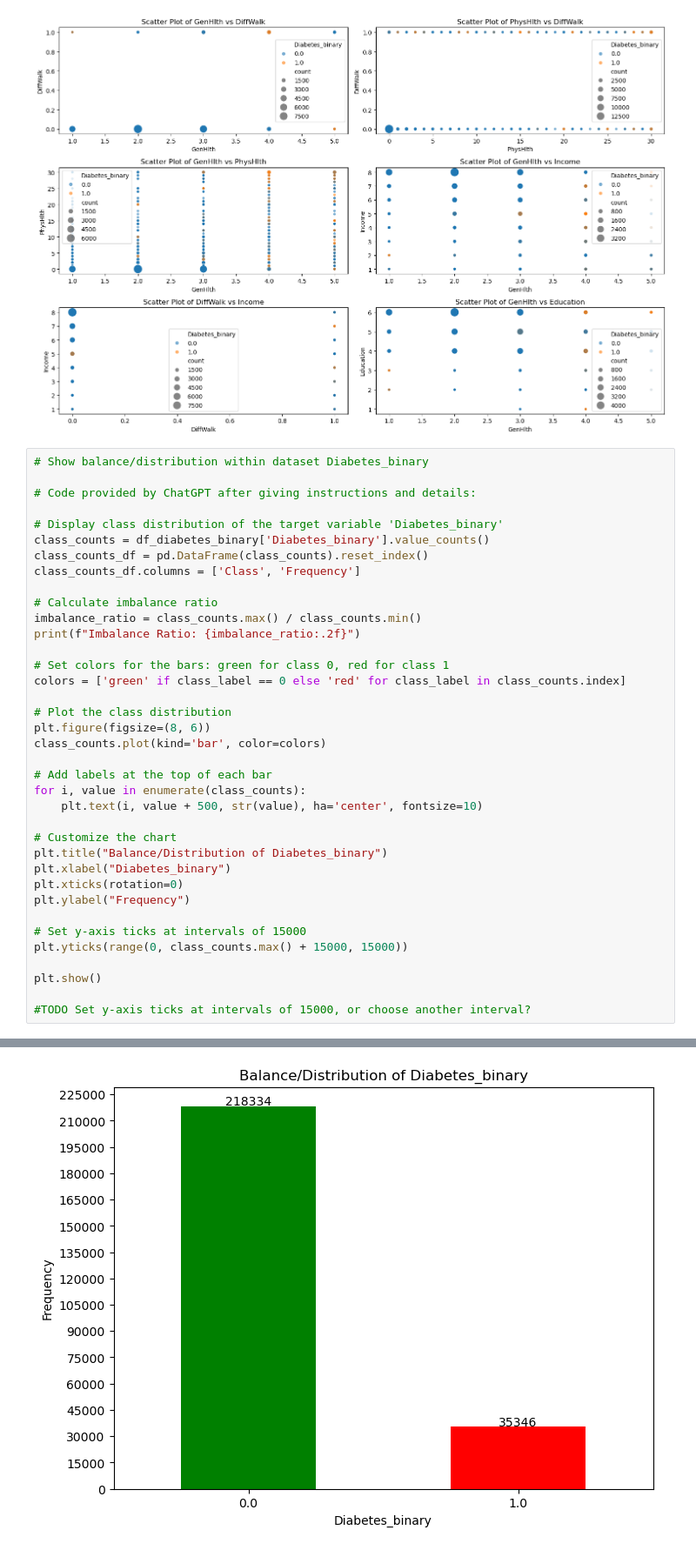
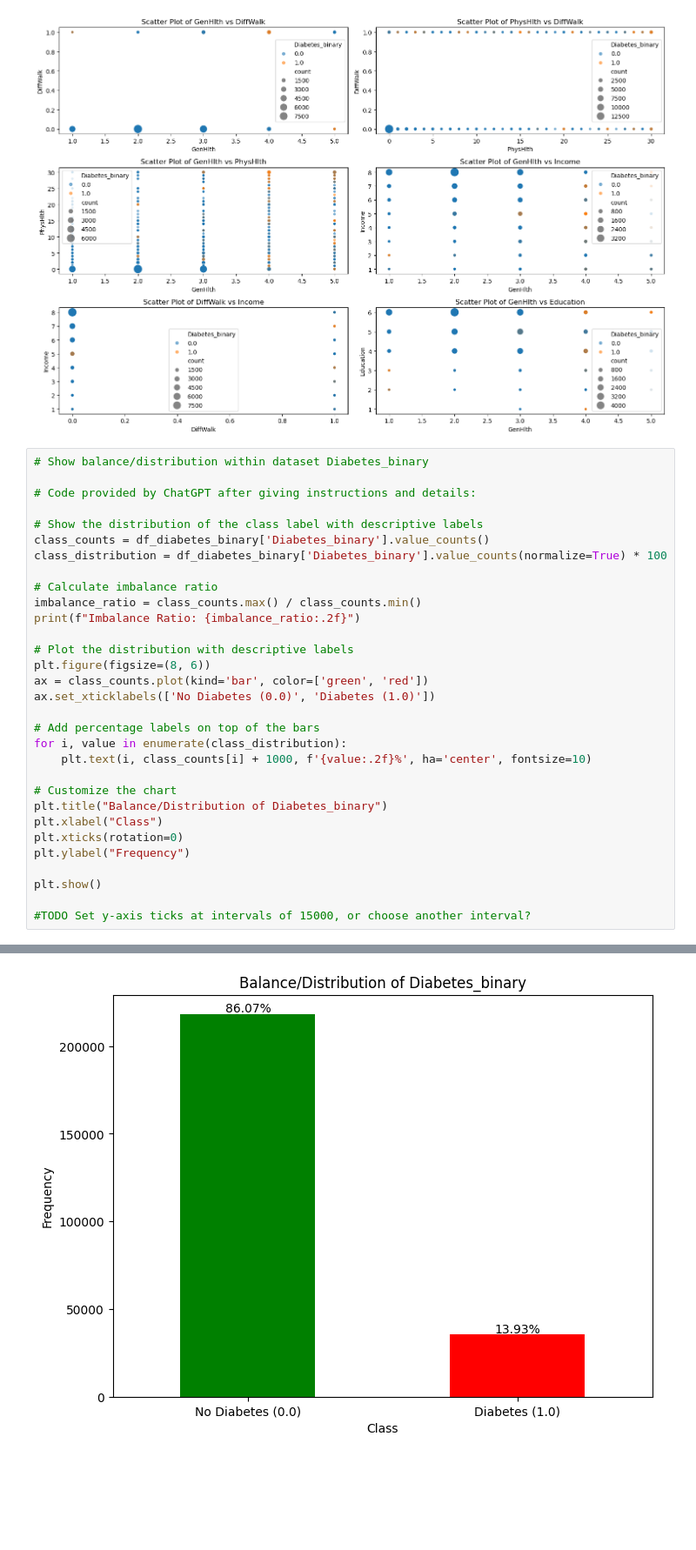
Before and after one commit to benediktpri/ie500_data_mining_project, a Jupyter notebook: notebooks/data_exploration.ipynb, the cells around one changed output, grey strips where cells are left out. Shown at 87% size. Saved outputs shown, nothing was run; the diff lists cells and outputs as text; blank space fills up the shorter version.

Commit message:
changed Balance/Distribution of Diabetes_binary

```diff
--- a/notebooks/data_exploration.ipynb
+++ b/notebooks/data_exploration.ipynb
@@ -305,43 +305,37 @@ plt.show()
 # %%
 # Show balance/distribution within dataset Diabetes_binary
 
 # Code provided by ChatGPT after giving instructions and details:
 
-# Display class distribution of the target variable 'Diabetes_binary'
+# Show the distribution of the class label with descriptive labels
 class_counts = df_diabetes_binary['Diabetes_binary'].value_counts()
-class_counts_df = pd.DataFrame(class_counts).reset_index()
-class_counts_df.columns = ['Class', 'Frequency']
+class_distribution = df_diabetes_binary['Diabetes_binary'].value_counts(normalize=True) * 100
 
 # Calculate imbalance ratio
 imbalance_ratio = class_counts.max() / class_counts.min()
 print(f"Imbalance Ratio: {imbalance_ratio:.2f}")
 
-# Set colors for the bars: green for class 0, red for class 1
-colors = ['green' if class_label == 0 else 'red' for class_label in class_counts.index]
+# Plot the distribution with descriptive labels
+plt.figure(figsize=(8, 6))
+ax = class_counts.plot(kind='bar', color=['green', 'red'])
+ax.set_xticklabels(['No Diabetes (0.0)', 'Diabetes (1.0)'])
 
-# Plot the class distribution
-plt.figure(figsize=(8, 6))
-class_counts.plot(kind='bar', color=colors)
-
-# Add labels at the top of each bar
-for i, value in enumerate(class_counts):
-    plt.text(i, value + 500, str(value), ha='center', fontsize=10)
+# Add percentage labels on top of the bars
+for i, value in enumerate(class_distribution):
+    plt.text(i, class_counts[i] + 1000, f'{value:.2f}%', ha='center', fontsize=10)
 
 # Customize the chart
 plt.title("Balance/Distribution of Diabetes_binary")
-plt.xlabel("Diabetes_binary")
+plt.xlabel("Class")
 plt.xticks(rotation=0)
 plt.ylabel("Frequency")
-
-# Set y-axis ticks at intervals of 15000
-plt.yticks(range(0, class_counts.max() + 15000, 15000))
 
 plt.show()
 
 #TODO Set y-axis ticks at intervals of 15000, or choose another interval?
 # %% [output]
 Imbalance Ratio: 6.18
-[figure, old version]
+[figure, new version]
 # %%
 #TODO Correlation of each bin of General Health feature with target variable (exploration for baseline)
 
```
